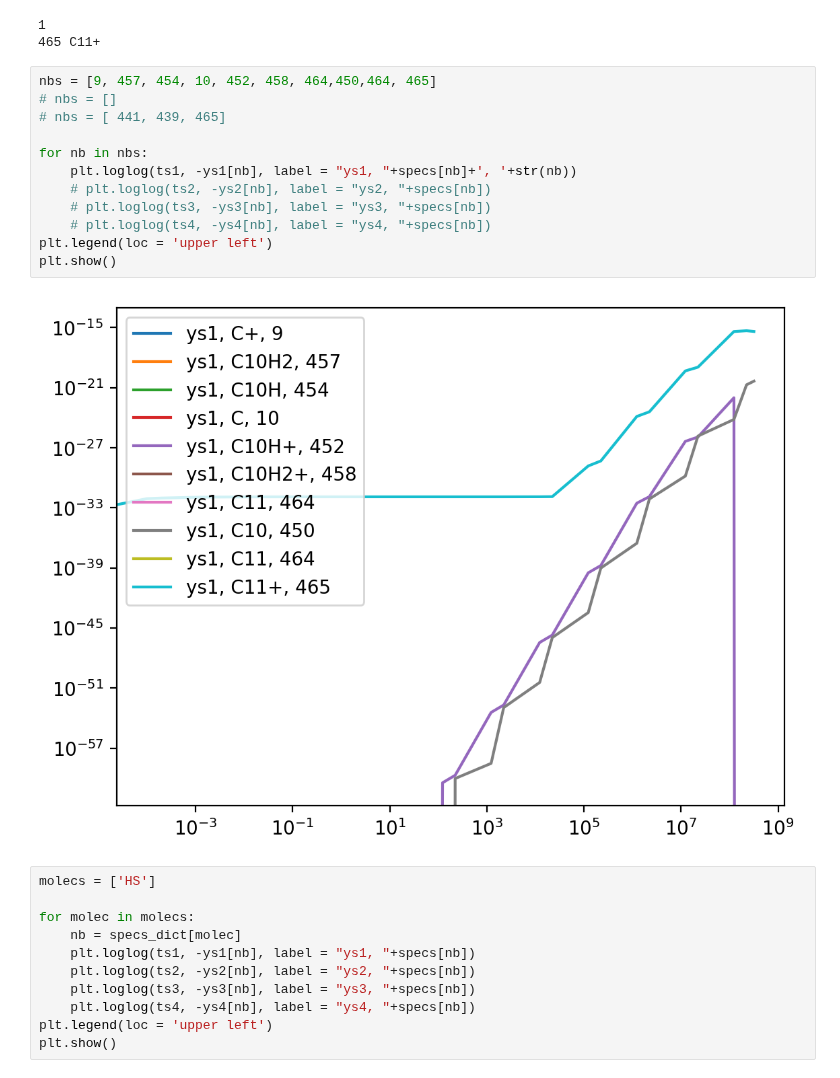
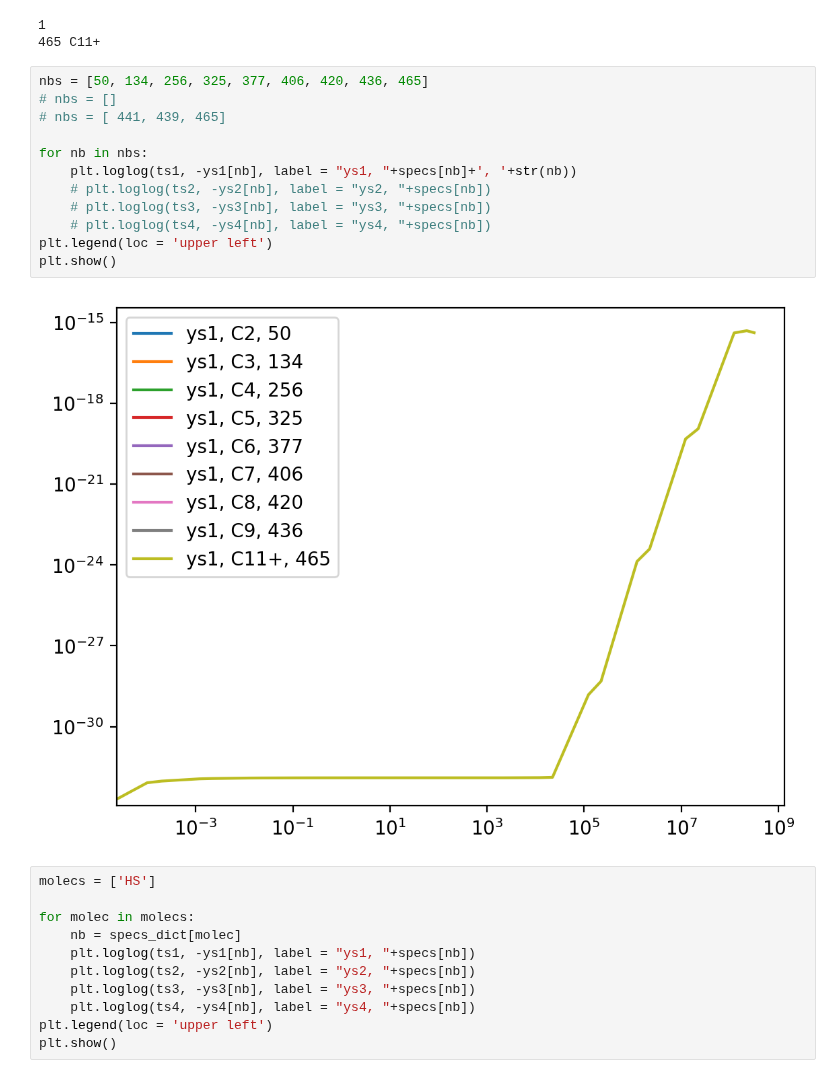
Before and after one commit to silkemaes/ChemPy, a Jupyter notebook: solver.ipynb, the cells around one changed output. Drawn from its saved outputs; the diff is of its cells as text.

```diff
--- a/solver.ipynb
+++ b/solver.ipynb
@@ -230,19 +230,19 @@ for i in range(len(idx_neg)):
 1
 465 C11+
 # %%
-nbs = [9, 457, 454, 10, 452, 458, 464,450,464, 465]
+nbs = [50, 134, 256, 325, 377, 406, 420, 436, 465]
 # nbs = []
 # nbs = [ 441, 439, 465]
 
 for nb in nbs:
     plt.loglog(ts1, -ys1[nb], label = "ys1, "+specs[nb]+', '+str(nb))
     # plt.loglog(ts2, -ys2[nb], label = "ys2, "+specs[nb])
     # plt.loglog(ts3, -ys3[nb], label = "ys3, "+specs[nb])
     # plt.loglog(ts4, -ys4[nb], label = "ys4, "+specs[nb])
 plt.legend(loc = 'upper left')
 plt.show()
 # %% [output]
-[figure, old version]
+[figure, new version]
 # %%
 molecs = ['HS']
 
```
Also changed, not shown: parts of 1 cell of this notebook.
